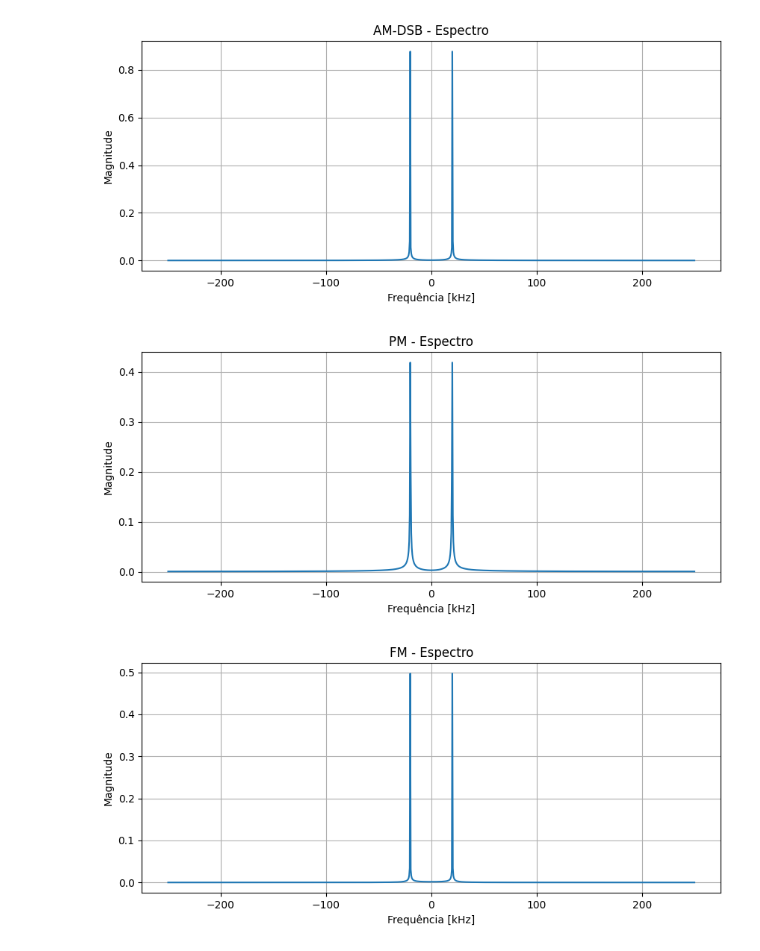
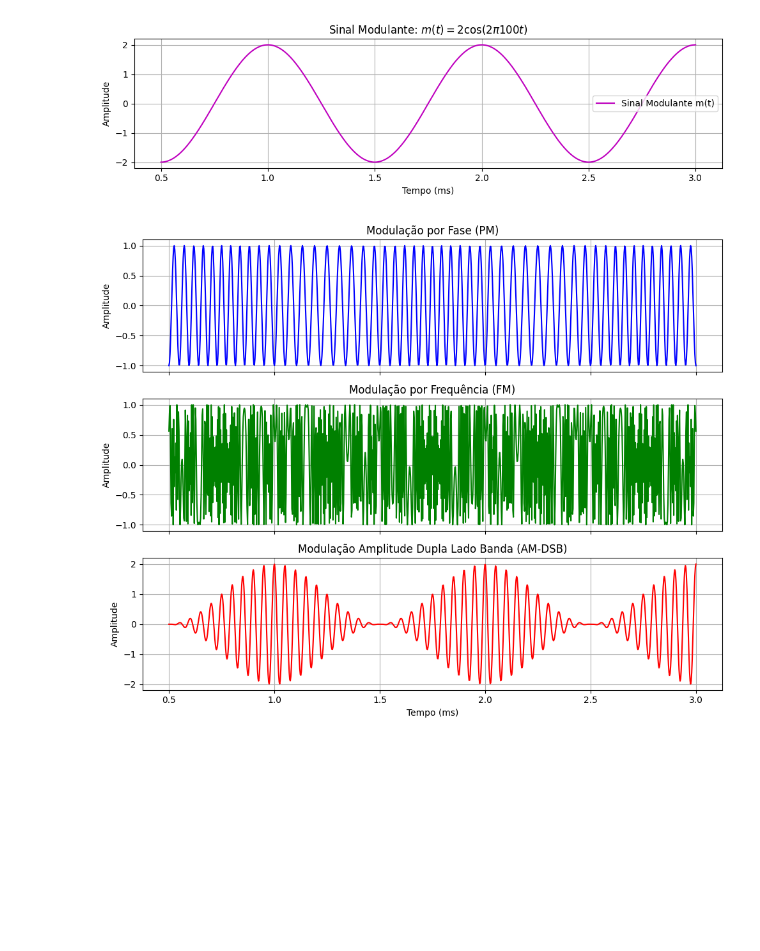
Before and after one commit to Eduelvs/Simulacoes-Telecomunicacoes, a Jupyter notebook: Lab03/lab03.ipynb, the cells around one changed output. Drawn from its saved outputs; the diff is of its cells as text; code cells hidden in the pictures; blank space fills up the shorter version.

```diff
--- a/Lab03/lab03.ipynb
+++ b/Lab03/lab03.ipynb
@@ -90,20 +0,0 @@ plt.show()
-# %%
-def plot_fft(signal, fs, title):
-    N = len(signal)
-    f = np.fft.fftfreq(N, 1/fs)
-    S = np.fft.fft(signal)
-    plt.figure(figsize=(10,4))
-    plt.plot(np.fft.fftshift(f)/1e3, np.fft.fftshift(np.abs(S)/N))
-    plt.title(title + " - Espectro")
-    plt.xlabel("Frequência [kHz]")
-    plt.ylabel("Magnitude")
-    plt.grid(True)
-    plt.show()
-
-plot_fft(s_am, fs, "AM-DSB")
-plot_fft(s_pm, fs, "PM")
-plot_fft(s_fm, fs, "FM")
-# %% [output]
-[figure, removed]
-[figure, removed]
-[figure, removed]
@@ -110 +12,54 @@ plot_fft(s_fm, fs, "FM")
+# %%
+# Sinal modulante e portadora
+m_t = 2 * np.cos(2 * np.pi * f_modulante * t / 1000)
+c_t = np.cos(2 * np.pi * f_portadora * t / 1000)
+
+# Sinal modulado - PM
+s_pm = A * np.cos(2 * np.pi * f_portadora * t / 1000 + phi * m_t)
+
+# Sinal modulado - FM
+delta_f = 500  # Deslocamento de frequência para FM (valor arbitrário)
+s_fm = A * np.cos(2 * np.pi * f_portadora * t / 1000 + delta_f * m_t)
+
+# Sinal modulado - AM-DSB
+s_amsb = A * (1 + k * m_t) * np.cos(2 * np.pi * f_portadora * t / 1000)
+# %%
+# Plotando o sinal modulante para comparação
+plt.figure(figsize=(10, 3))
+plt.plot(t, m_t, color='m', label='Sinal Modulante m(t)')
+plt.title('Sinal Modulante: $m(t) = 2\cos(2\pi 100 t)$')
+plt.xlabel('Tempo (ms)')
+plt.ylabel('Amplitude')
+plt.grid(True)
+plt.legend()
+plt.tight_layout()
+plt.show()
+
+# Plotando os sinais modulado AM, PM e FM
+fig, axs = plt.subplots(3, 1, figsize=(10, 8), sharex=True)
+
+# Plot PM
+axs[0].plot(t, s_pm, label="Sinal Modulado PM", color='b')
+axs[0].set_title("Modulação por Fase (PM)")
+axs[0].set_ylabel("Amplitude")
+axs[0].grid(True)
+
+# Plot FM
+axs[1].plot(t, s_fm, label="Sinal Modulado FM", color='g')
+axs[1].set_title("Modulação por Frequência (FM)")
+axs[1].set_ylabel("Amplitude")
+axs[1].grid(True)
+
+# Plot AM-DSB
+axs[2].plot(t, s_amsb, label="Sinal Modulado AM-DSB", color='r')
+axs[2].set_title("Modulação Amplitude Dupla Lado Banda (AM-DSB)")
+axs[2].set_xlabel("Tempo (ms)")
+axs[2].set_ylabel("Amplitude")
+axs[2].grid(True)
+
+plt.tight_layout()
+plt.show()
+# %% [output]
+[figure, added]
+[figure, added]
 # %% [markdown]
```
Also changed, not shown: parts of 7 cells of this notebook, 2 other files.
